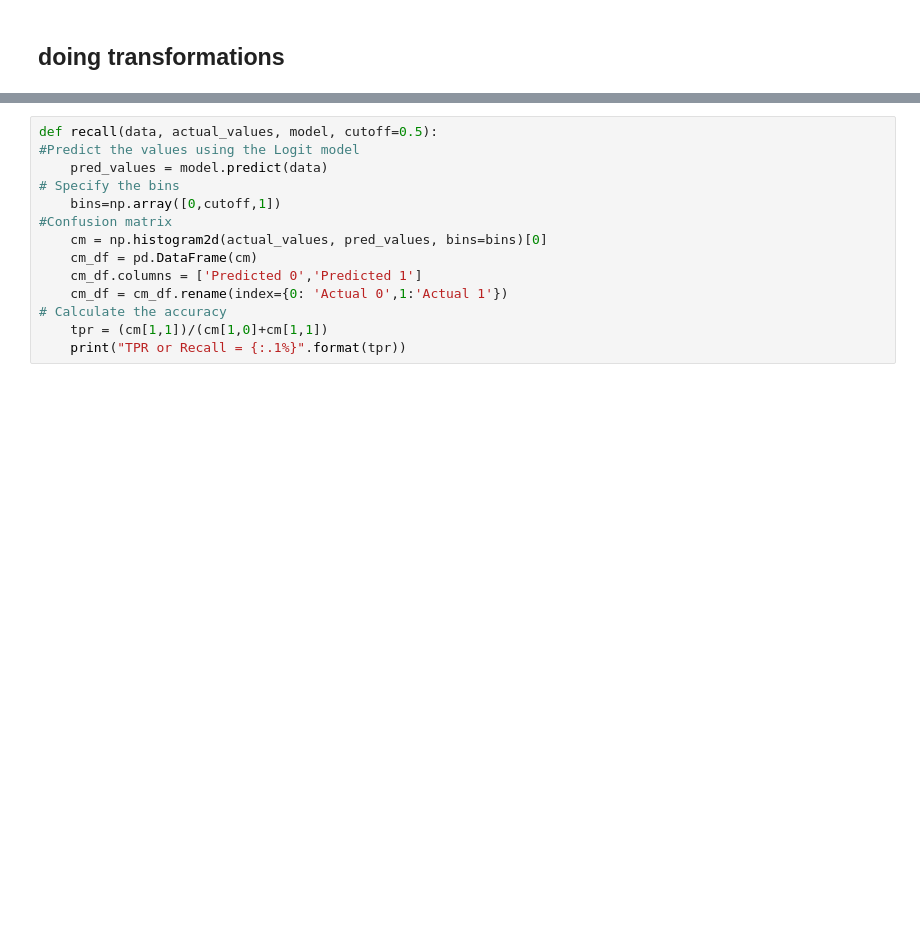
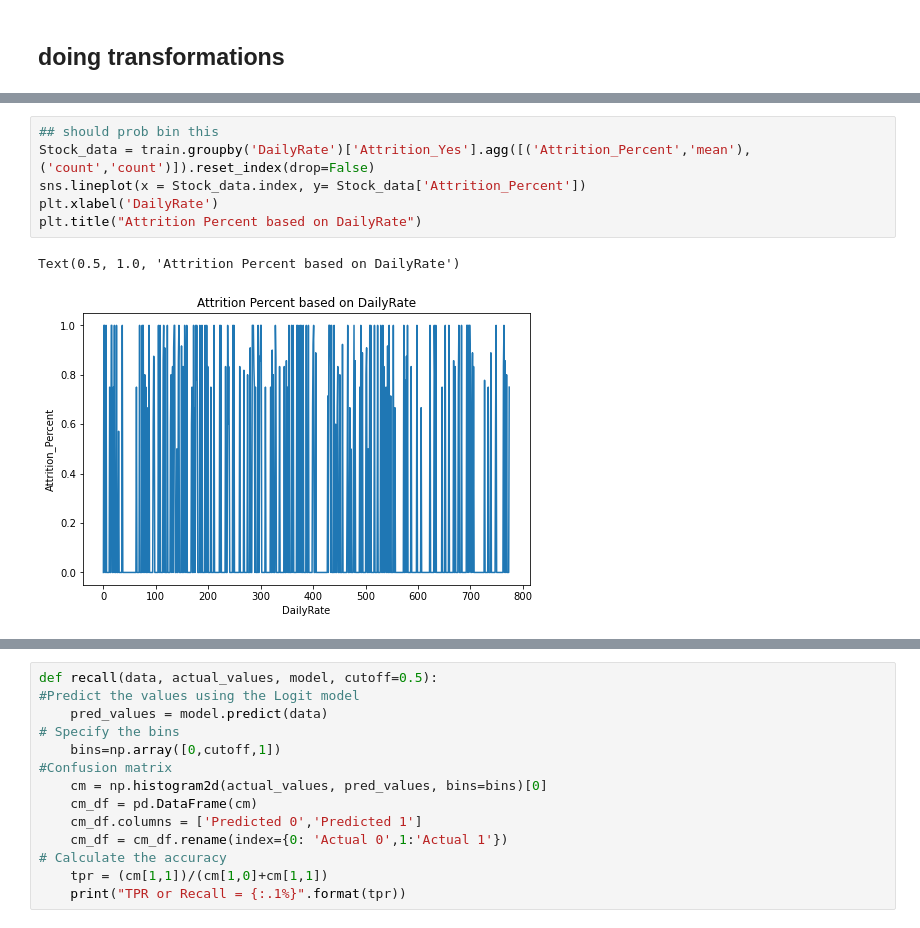
Before and after one commit to catherineerickson/Attrition-Project, a Jupyter notebook: Improved_Model (final pre presentation)-Copy1.ipynb, the cells around one changed output, grey strips where cells are left out. Drawn from its saved outputs; the diff is of its cells as text; blank space fills up the shorter version.

```diff
--- a/Improved_Model (final pre presentation)-Copy1.ipynb
+++ b/Improved_Model (final pre presentation)-Copy1.ipynb
@@ -713,0 +734,9 @@ for combo in itertools.combinations(X_backup.columns, 2):
+# %%
+## should prob bin this
+Stock_data = train.groupby('DailyRate')['Attrition_Yes'].agg([('Attrition_Percent','mean'),('count','count')]).reset_index(drop=False)
+sns.lineplot(x = Stock_data.index, y= Stock_data['Attrition_Percent'])
+plt.xlabel('DailyRate')
+plt.title("Attrition Percent based on DailyRate")
+# %% [output]
+Text(0.5, 1.0, 'Attrition Percent based on DailyRate')
+[figure, added]
```
Also changed, not shown: parts of 44 cells of this notebook.
